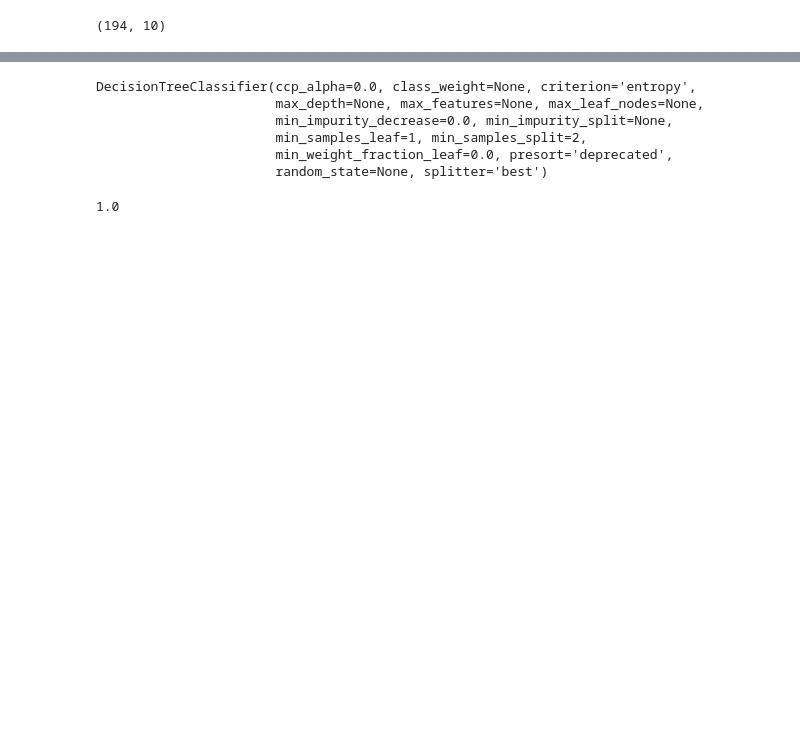
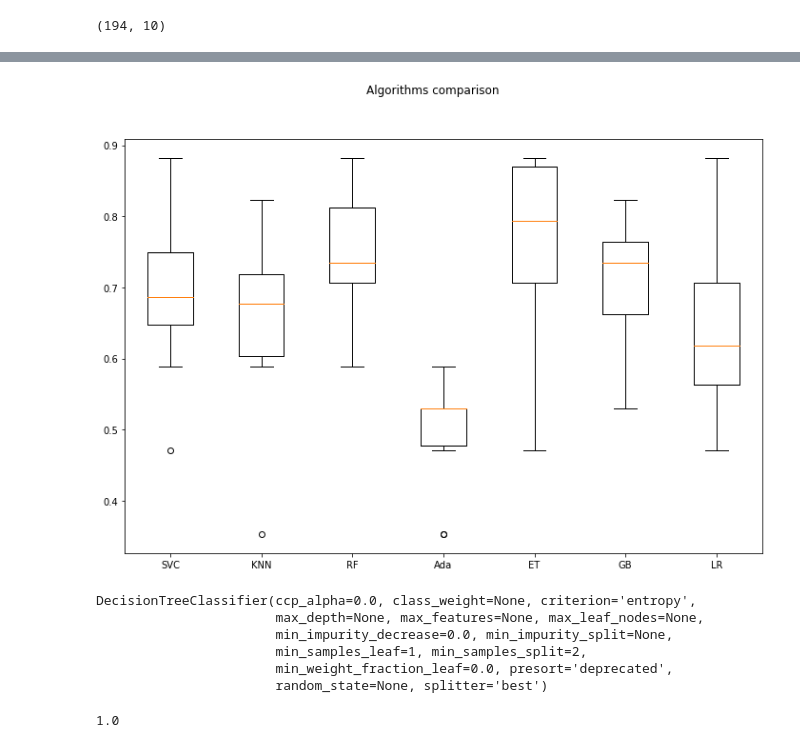
Before and after one commit to AnnaSkrb/IDAL_IA3_Anna, a Jupyter notebook: Copia_de_Hunger_games.ipynb, the cells around one changed output, grey strips where cells are left out. Cells and saved outputs as stored; diff of their text form; code cells hidden in the pictures; blank space fills up the shorter version.

```diff
--- a/Copia_de_Hunger_games.ipynb
+++ b/Copia_de_Hunger_games.ipynb
@@ -84,4 +88,5 @@ df.shape
 # %%
 X = dataframe.drop("type_of_glass", axis=1)
 Y = dataframe["type_of_glass"]
-X_train, X_test, Y_train, Y_test = train_test_split(X, Y)
+from sklearn import preprocessing
+norm_X = preprocessing.normalize(X)
@@ -87,0 +95,82 @@ X_train, X_test, Y_train, Y_test = train_test_split(X, Y)
+# %%
+# set a seed and a test size for splitting the dataset
+seed = 7
+test_size = 0.2
+X_train, X_test, Y_train, Y_test = train_test_split(norm_X, Y, test_size = test_size)
+# %%
+from sklearn.pipeline import Pipeline
+from sklearn.preprocessing import (FunctionTransformer, StandardScaler)
+from sklearn.svm import SVC
+from sklearn.neighbors import KNeighborsClassifier
+from sklearn.naive_bayes import GaussianNB
+from time import time
+from sklearn.ensemble import (RandomForestClassifier, AdaBoostClassifier, ExtraTreesClassifier, GradientBoostingClassifier)
+from sklearn.model_selection import (train_test_split, KFold , StratifiedKFold,
+                                     cross_val_score, GridSearchCV,
+                                     learning_curve, validation_curve)
+import matplotlib.pyplot as plt
+
+pipelines = []
+n_estimators = 200
+
+#print(df.shape)
+pipelines.append( ('SVC',
+                   Pipeline([
+                              ('sc', StandardScaler()),
+                             ('SVC', SVC(random_state=seed))]) ) )
+
+
+pipelines.append(('KNN',
+                  Pipeline([
+                              ('sc', StandardScaler()),
+                            ('KNN', KNeighborsClassifier()) ])))
+pipelines.append( ('RF',
+                   Pipeline([
+                              ('sc', StandardScaler()),
+                             ('RF', RandomForestClassifier(random_state=seed, n_estimators=n_estimators)) ]) ))
+
+
+pipelines.append( ('Ada',
+                   Pipeline([
+                              ('sc', StandardScaler()),
+                    ('Ada', AdaBoostClassifier(random_state=seed,  n_estimators=n_estimators)) ]) ))
+
+pipelines.append( ('ET',
+                   Pipeline([
+                              ('sc', StandardScaler()),
+                             ('ET', ExtraTreesClassifier(random_state=seed, n_estimators=n_estimators)) ]) ))
+pipelines.append( ('GB',
+                   Pipeline([
+                             ('sc', StandardScaler()),
+                             ('GB', GradientBoostingClassifier(random_state=seed)) ]) ))
+
+pipelines.append( ('LR',
+                   Pipeline([
+                              ('sc', StandardScaler()),
+                             ('LR', LogisticRegression(random_state=seed)) ]) ))
+
+results, names, times  = [], [] , []
+num_folds = 10
+scoring = 'accuracy'
+
+for name, model in pipelines:
+    start = time()
+    kfold = StratifiedKFold(n_splits=num_folds, random_state=seed)
+    cv_results = cross_val_score(model, X_train, Y_train, cv=kfold, scoring = scoring,
+                                n_jobs=-1)
+    t_elapsed = time() - start
+    results.append(cv_results)
+    names.append(name)
+    times.append(t_elapsed)
+    msg = "%s: %f (+/- %f) performed in %f seconds" % (name, 100*cv_results.mean(),
+                                                       100*cv_results.std(), t_elapsed)
+    print(msg)
+
+
+fig = plt.figure(figsize=(12,8))
+fig.suptitle("Algorithms comparison")
+ax = fig.add_subplot(1,1,1)
+plt.boxplot(results)
+ax.set_xticklabels(names)
+plt.show()
+# %% [output]
@@ -88,3 +216,4 @@ X_train, X_test, Y_train, Y_test = train_test_split(X, Y)
+[figure, added]
 # %%
 model = DecisionTreeClassifier(criterion="entropy")
 model.fit(X_train, Y_train)
```
Also changed, not shown: parts of 12 cells of this notebook.
